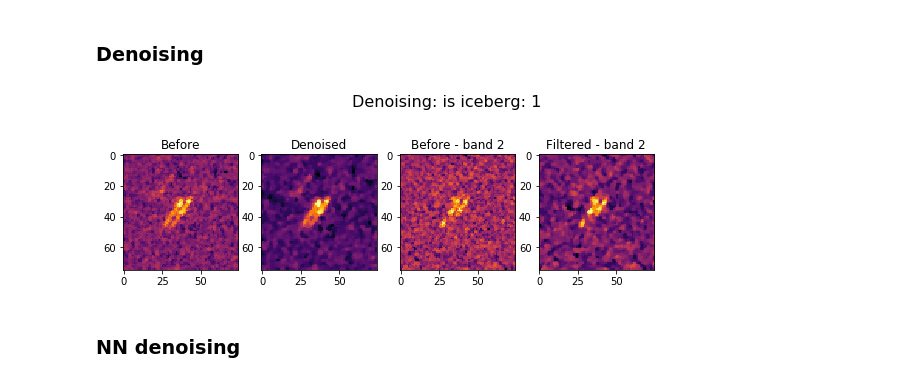
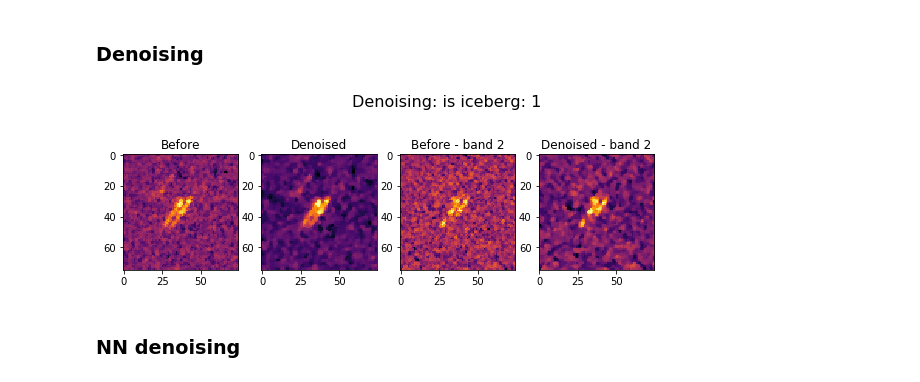
Before and after one commit to MarekKZielinski/Statoil-C-CORE-Iceberg-Classifier-Challenge, a Jupyter notebook: Iceberg-notebook.ipynb, the cells around one changed output. Cells and saved outputs as stored; diff of their text form; code cells hidden in the pictures.

```diff
--- a/Iceberg-notebook.ipynb
+++ b/Iceberg-notebook.ipynb
@@ -289,24 +289,24 @@ X_denoised = apply_over_axis(denoising, X)
 # %%
 index=8
 original_index = y_train_sample.iloc[index].name
 cmap="inferno"
 fig = plt.figure(figsize=(12,6))
 fig.suptitle("Denoising: is iceberg: %x" % (y_train_sample.iloc[index,0]), fontsize=16)
 ax1 = fig.add_subplot(251)
 ax1.set_title("Before")
 ax1.imshow(X_train_sample[index][:,:,0], cmap=cmap)
 ax2 = fig.add_subplot(252)
 ax2.set_title("Denoised")
 ax2.imshow(X_denoised[original_index][:,:,0], cmap=cmap)
 ax1 = fig.add_subplot(253)
 ax1.set_title("Before - band 2")
 ax1.imshow(X_train_sample[index][:,:,1], cmap=cmap)
 ax2 = fig.add_subplot(254)
-ax2.set_title("Filtered - band 2")
+ax2.set_title("Denoised - band 2")
 ax2.imshow(X_denoised[original_index][:,:,1], cmap=cmap)
 plt.show()
 # %% [output]
-[figure, old version]
+[figure, new version]
 # %% [markdown]
 ### NN denoising
 # %%
```
Also changed, not shown: parts of 16 cells of this notebook, 1 other file.
